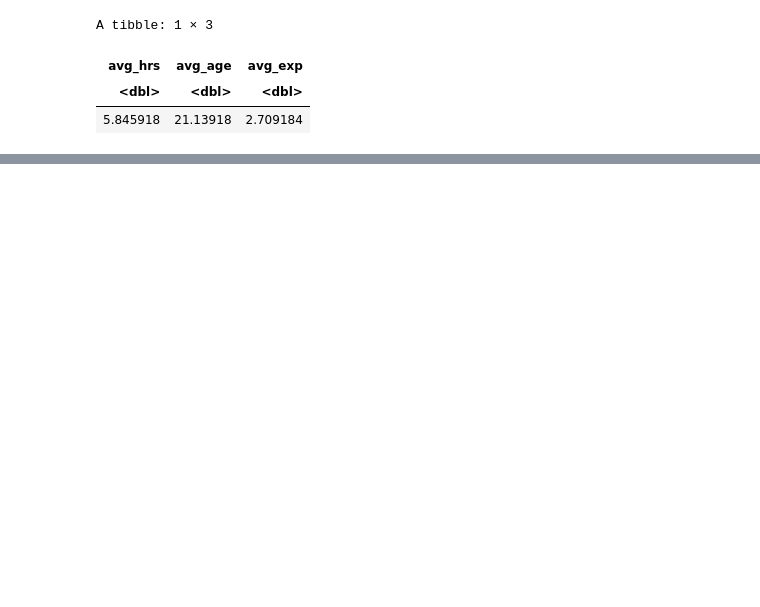
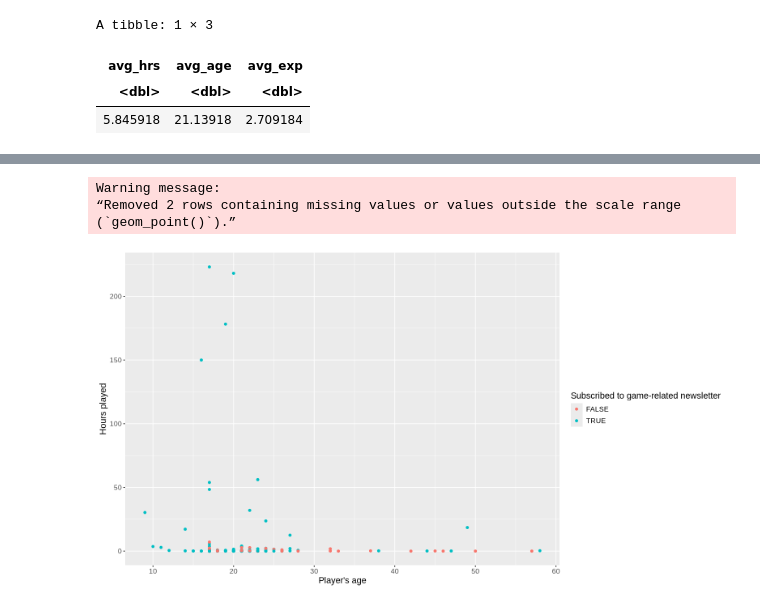
Before and after one commit to annhuynhh/dsci_group_final_project, a Jupyter notebook: wrangling1.ipynb, the cells around one changed output, grey strips where cells are left out. Saved outputs shown, nothing was run; the diff lists cells and outputs as text; code cells hidden in the pictures; blank space fills up the shorter version.

```diff
--- a/wrangling1.ipynb
+++ b/wrangling1.ipynb
@@ -98,0 +82,15 @@ age_exp_plot
+# %%
+options(repr.plot.width = 13)
+
+exploratory_plot <- players |>
+    ggplot(aes(x = Age, y = played_hours, color = subscribe)) +
+    geom_point() +
+    labs(x = "Player's age", y = "Hours played", color = "Subscribed to game-related newsletter") +
+    theme(text = element_text(size = 13))
+
+exploratory_plot
+# %% [output]
+Warning message:
+“Removed 2 rows containing missing values or values outside the scale range
+(`geom_point()`).”
+[figure, added]
```
Also changed, not shown: parts of 7 cells of this notebook.
